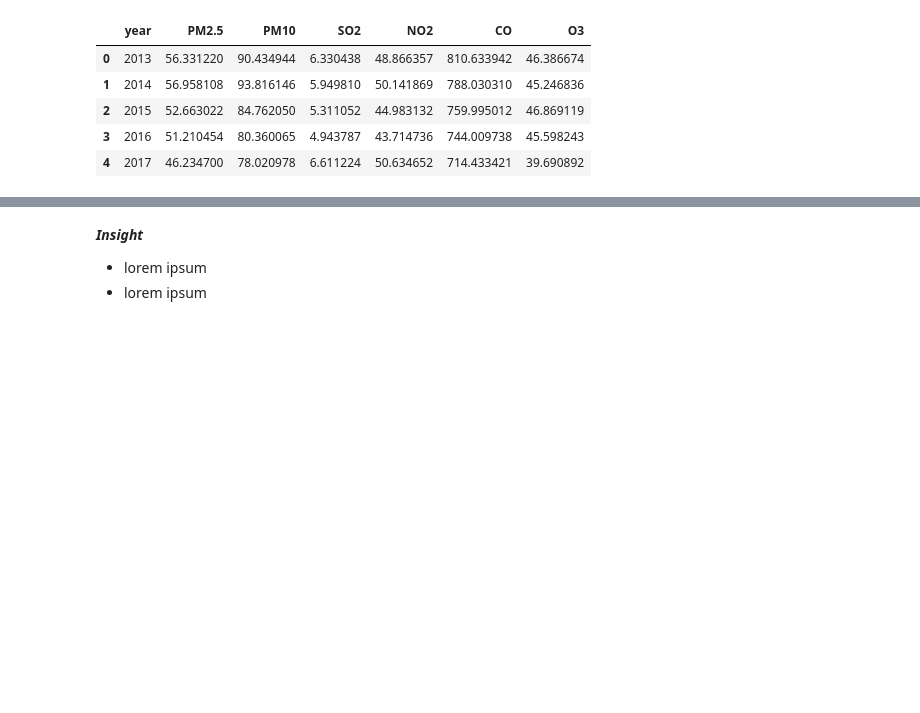
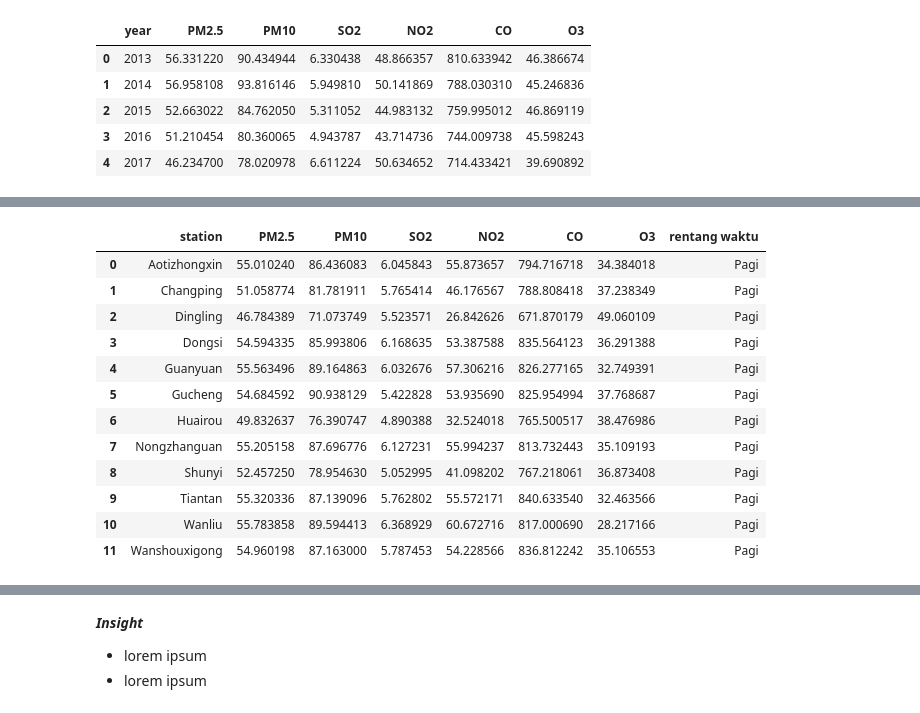
Before and after one commit to Azuredeer/Air-Quality, a Jupyter notebook: analysis_air.ipynb, the cells around one changed output, grey strips where cells are left out. Drawn from its saved outputs; the diff is of its cells as text; code cells hidden in the pictures; blank space fills up the shorter version.

```diff
--- a/analysis_air.ipynb
+++ b/analysis_air.ipynb
@@ -2307,0 +2597,30 @@ changping_year[changping_year["year"].between(2013, 2017)]
+# %%
+# Filter dan hitung rata-rata polutan pada pagi hari
+highest_morning = all_data[all_data["rentang waktu"] == "Pagi"].groupby("station").agg({
+    "PM2.5": "mean",
+    "PM10": "mean",
+    "SO2" : "mean",
+    "NO2" : "mean",
+    "CO" : "mean",
+    "O3" : "mean"
+}).reset_index()
+
+# Tambahkan kolom rentang waktu
+highest_morning["rentang waktu"] = "Pagi"
+
+# Menampilkan hasil pagi
+highest_morning
+# %% [output]
+|  | station | PM2.5 | PM10 | SO2 | NO2 | CO | O3 | rentang waktu |
+| 0 | Aotizhongxin | 55.010240 | 86.436083 | 6.045843 | 55.873657 | 794.716718 | 34.384018 | Pagi |
+| 1 | Changping | 51.058774 | 81.781911 | 5.765414 | 46.176567 | 788.808418 | 37.238349 | Pagi |
+| 2 | Dingling | 46.784389 | 71.073749 | 5.523571 | 26.842626 | 671.870179 | 49.060109 | Pagi |
+| 3 | Dongsi | 54.594335 | 85.993806 | 6.168635 | 53.387588 | 835.564123 | 36.291388 | Pagi |
+| 4 | Guanyuan | 55.563496 | 89.164863 | 6.032676 | 57.306216 | 826.277165 | 32.749391 | Pagi |
+| 5 | Gucheng | 54.684592 | 90.938129 | 5.422828 | 53.935690 | 825.954994 | 37.768687 | Pagi |
+| 6 | Huairou | 49.832637 | 76.390747 | 4.890388 | 32.524018 | 765.500517 | 38.476986 | Pagi |
+| 7 | Nongzhanguan | 55.205158 | 87.696776 | 6.127231 | 55.994237 | 813.732443 | 35.109193 | Pagi |
+| 8 | Shunyi | 52.457250 | 78.954630 | 5.052995 | 41.098202 | 767.218061 | 36.873408 | Pagi |
+| 9 | Tiantan | 55.320336 | 87.139096 | 5.762802 | 55.572171 | 840.633540 | 32.463566 | Pagi |
+| 10 | Wanliu | 55.783858 | 89.594413 | 6.368929 | 60.672716 | 817.000690 | 28.217166 | Pagi |
+| 11 | Wanshouxigong | 54.960198 | 87.163000 | 5.787453 | 54.228566 | 836.812242 | 35.106553 | Pagi |
```
Also changed, not shown: parts of 15 cells of this notebook.
